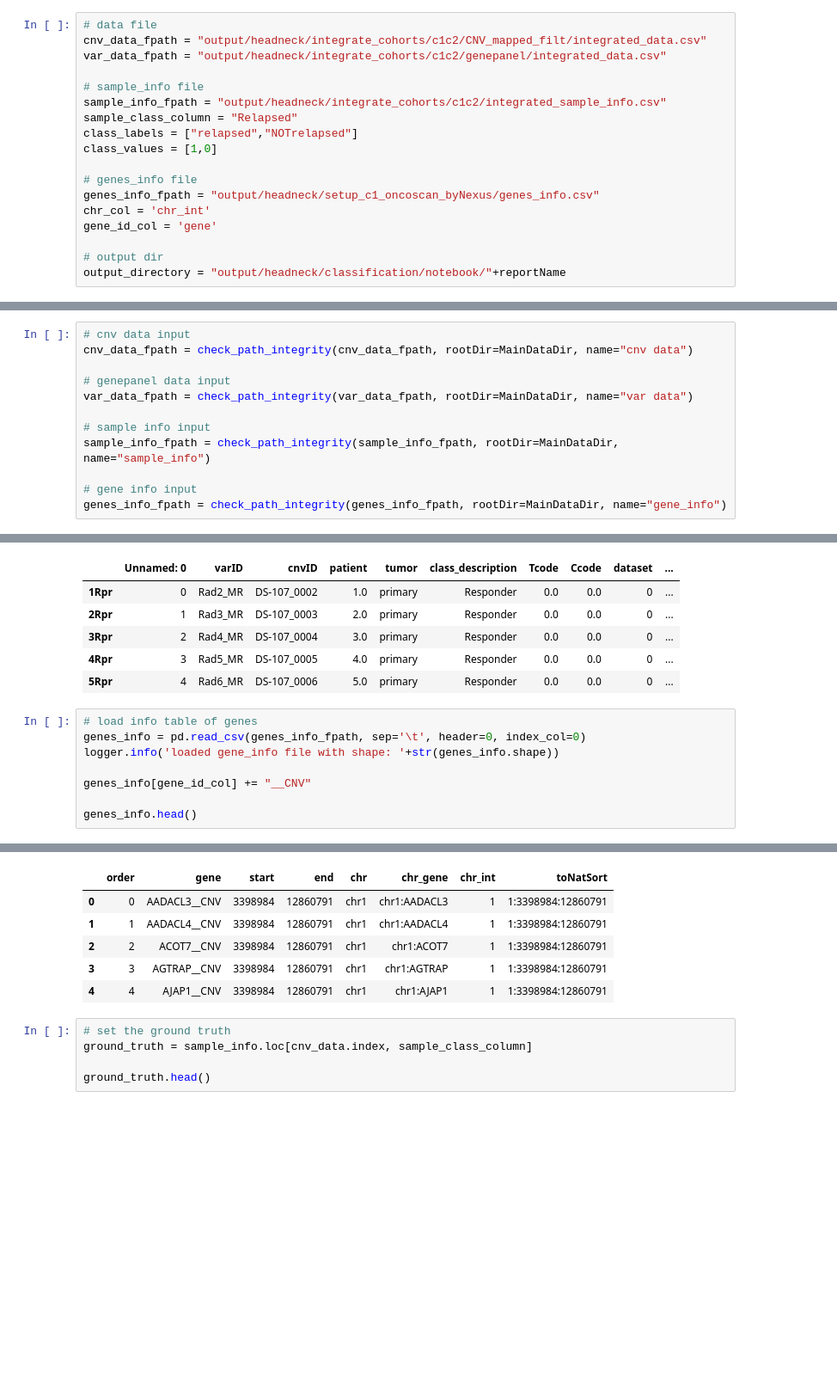
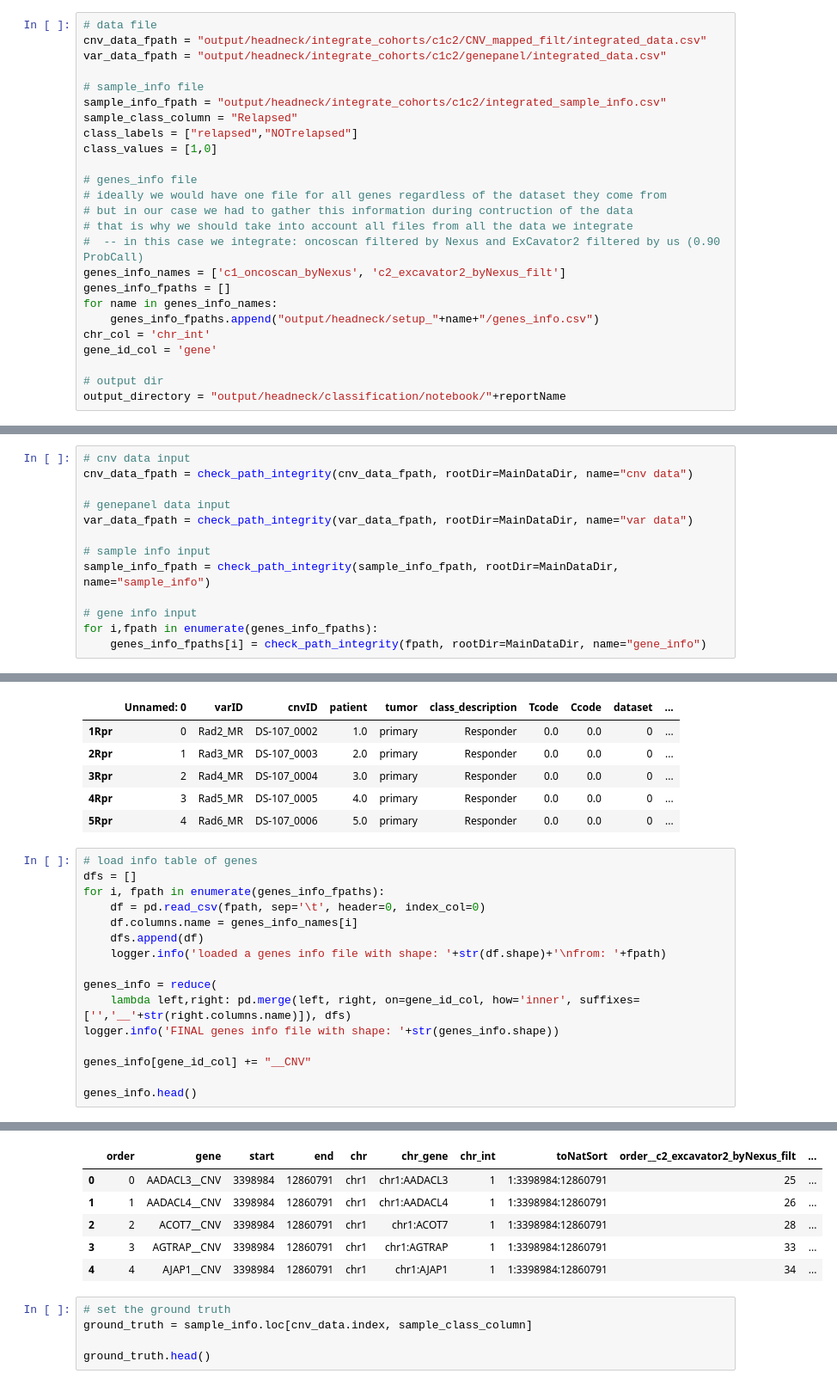
Before and after one commit to mynameiselina/gene-signatures, a Jupyter notebook: examples/notebooks/Classification.ipynb, the cells around one changed output, grey strips where cells are left out. Shown: that part at 86% size. Cells and saved outputs as stored; diff of their text form; blank space fills up the shorter version.

```diff
--- a/examples/notebooks/Classification.ipynb
+++ b/examples/notebooks/Classification.ipynb
@@ -85,7 +93,14 @@ class_labels = ["relapsed","NOTrelapsed"]
 class_values = [1,0]
 
 # genes_info file
-genes_info_fpath = "output/headneck/setup_c1_oncoscan_byNexus/genes_info.csv"
+# ideally we would have one file for all genes regardless of the dataset they come from
+# but in our case we had to gather this information during contruction of the data
+# that is why we should take into account all files from all the data we integrate
+#  -- in this case we integrate: oncoscan filtered by Nexus and ExCavator2 filtered by us (0.90 ProbCall)
+genes_info_names = ['c1_oncoscan_byNexus', 'c2_excavator2_byNexus_filt']
+genes_info_fpaths = []
+for name in genes_info_names:
+    genes_info_fpaths.append("output/headneck/setup_"+name+"/genes_info.csv")
 chr_col = 'chr_int'
 gene_id_col = 'gene'
 
@@ -282,7 +298,8 @@ var_data_fpath = check_path_integrity(var_data_fpath, rootDir=MainDataDir, name=
 sample_info_fpath = check_path_integrity(sample_info_fpath, rootDir=MainDataDir, name="sample_info")
 
 # gene info input
-genes_info_fpath = check_path_integrity(genes_info_fpath, rootDir=MainDataDir, name="gene_info")
+for i,fpath in enumerate(genes_info_fpaths):
+    genes_info_fpaths[i] = check_path_integrity(fpath, rootDir=MainDataDir, name="gene_info")
 # %% [output]
 DEBUG:gene_signatures.core:set cnv data fpath:
 /Users/lle/GitRepos/myRepos/gene_signatures/examples/notebooks/../../data/output/headneck/integrate_cohorts/c1c2/CNV_mapped_filt/integrated_data.csv
@@ -368,8 +387,16 @@ INFO:__main__:keeping part of sample_infowith shape: (61, 11)
 | 5Rpr | 4 | Rad6_MR | DS-107_0006 | 5.0 | primary | Responder | 0.0 | 0.0 | 0 | ... |
 # %%
 # load info table of genes
-genes_info = pd.read_csv(genes_info_fpath, sep='\t', header=0, index_col=0)
-logger.info('loaded gene_info file with shape: '+str(genes_info.shape))
+dfs = []
+for i, fpath in enumerate(genes_info_fpaths):
+    df = pd.read_csv(fpath, sep='\t', header=0, index_col=0)
+    df.columns.name = genes_info_names[i]
+    dfs.append(df)
+    logger.info('loaded a genes info file with shape: '+str(df.shape)+'\nfrom: '+fpath)
+
+genes_info = reduce(
+    lambda left,right: pd.merge(left, right, on=gene_id_col, how='inner', suffixes=['','__'+str(right.columns.name)]), dfs)
+logger.info('FINAL genes info file with shape: '+str(genes_info.shape))
 
 genes_info[gene_id_col] += "__CNV"
 
@@ -379,9 +410,9 @@ INFO:__main__:loaded gene_info file with shape: (23060, 8)
-|  | order | gene | start | end | chr | chr_gene | chr_int | toNatSort |
-| 0 | 0 | AADACL3__CNV | 3398984 | 12860791 | chr1 | chr1:AADACL3 | 1 | 1:3398984:12860791 |
-| 1 | 1 | AADACL4__CNV | 3398984 | 12860791 | chr1 | chr1:AADACL4 | 1 | 1:3398984:12860791 |
-| 2 | 2 | ACOT7__CNV | 3398984 | 12860791 | chr1 | chr1:ACOT7 | 1 | 1:3398984:12860791 |
-| 3 | 3 | AGTRAP__CNV | 3398984 | 12860791 | chr1 | chr1:AGTRAP | 1 | 1:3398984:12860791 |
-| 4 | 4 | AJAP1__CNV | 3398984 | 12860791 | chr1 | chr1:AJAP1 | 1 | 1:3398984:12860791 |
+|  | order | gene | start | end | chr | chr_gene | chr_int | toNatSort | order__c2_excavator2_byNexus_filt | ... |
+| 0 | 0 | AADACL3__CNV | 3398984 | 12860791 | chr1 | chr1:AADACL3 | 1 | 1:3398984:12860791 | 25 | ... |
+| 1 | 1 | AADACL4__CNV | 3398984 | 12860791 | chr1 | chr1:AADACL4 | 1 | 1:3398984:12860791 | 26 | ... |
+| 2 | 2 | ACOT7__CNV | 3398984 | 12860791 | chr1 | chr1:ACOT7 | 1 | 1:3398984:12860791 | 28 | ... |
+| 3 | 3 | AGTRAP__CNV | 3398984 | 12860791 | chr1 | chr1:AGTRAP | 1 | 1:3398984:12860791 | 33 | ... |
+| 4 | 4 | AJAP1__CNV | 3398984 | 12860791 | chr1 | chr1:AJAP1 | 1 | 1:3398984:12860791 | 34 | ... |
 # %%
 # set the ground truth
 ground_truth = sample_info.loc[cnv_data.index, sample_class_column]
```
Also changed, not shown: parts of 22 cells of this notebook, 1 other file.
